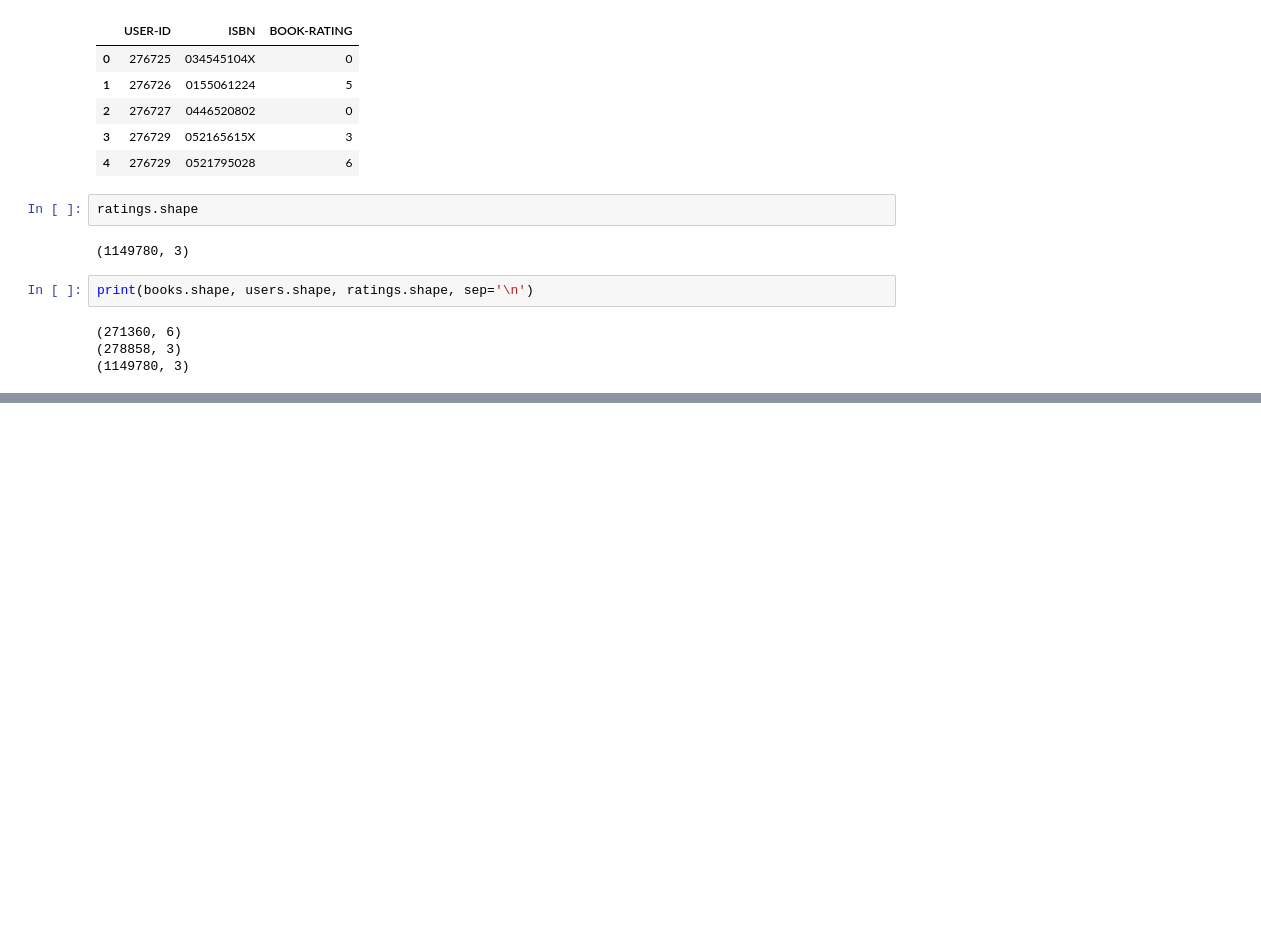
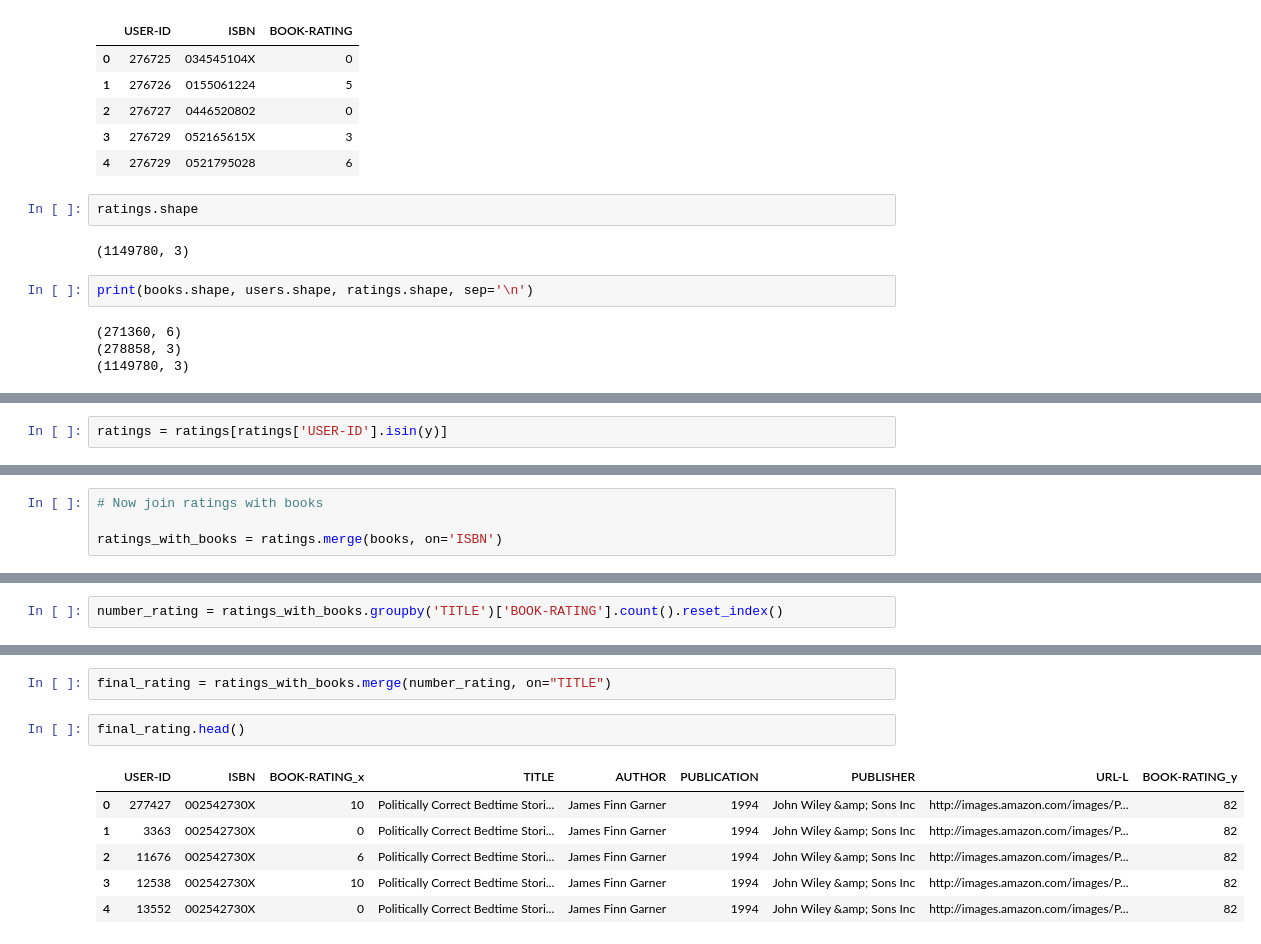
Before and after one commit to kdemirwarehouse/Book-Recommender-System, a Jupyter notebook: notebook/research.ipynb, the cells around one changed output, grey strips where cells are left out. Saved outputs shown, nothing was run; the diff lists cells and outputs as text; blank space fills up the shorter version.

```diff
--- a/notebook/research.ipynb
+++ b/notebook/research.ipynb
@@ -122,0 +173,2 @@ print(books.shape, users.shape, ratings.shape, sep='\n')
+# %%
+ratings = ratings[ratings['USER-ID'].isin(y)]
@@ -122,0 +184,4 @@ print(books.shape, users.shape, ratings.shape, sep='\n')
+# %%
+# Now join ratings with books
+
+ratings_with_books = ratings.merge(books, on='ISBN')
@@ -122,0 +197,2 @@ print(books.shape, users.shape, ratings.shape, sep='\n')
+# %%
+number_rating = ratings_with_books.groupby('TITLE')['BOOK-RATING'].count().reset_index()
@@ -122,0 +215,11 @@ print(books.shape, users.shape, ratings.shape, sep='\n')
+# %%
+final_rating = ratings_with_books.merge(number_rating, on="TITLE")
+# %%
+final_rating.head()
+# %% [output]
+|  | USER-ID | ISBN | BOOK-RATING_x | TITLE | AUTHOR | PUBLICATION | PUBLISHER | URL-L | BOOK-RATING_y |
+| 0 | 277427 | 002542730X | 10 | Politically Correct Bedtime Stori... | James Finn Garner | 1994 | John Wiley &amp; Sons Inc | http://images.amazon.com/images/P... | 82 |
+| 1 | 3363 | 002542730X | 0 | Politically Correct Bedtime Stori... | James Finn Garner | 1994 | John Wiley &amp; Sons Inc | http://images.amazon.com/images/P... | 82 |
+| 2 | 11676 | 002542730X | 6 | Politically Correct Bedtime Stori... | James Finn Garner | 1994 | John Wiley &amp; Sons Inc | http://images.amazon.com/images/P... | 82 |
+| 3 | 12538 | 002542730X | 10 | Politically Correct Bedtime Stori... | James Finn Garner | 1994 | John Wiley &amp; Sons Inc | http://images.amazon.com/images/P... | 82 |
+| 4 | 13552 | 002542730X | 0 | Politically Correct Bedtime Stori... | James Finn Garner | 1994 | John Wiley &amp; Sons Inc | http://images.amazon.com/images/P... | 82 |
```
Also changed, not shown: parts of 10 cells of this notebook.
